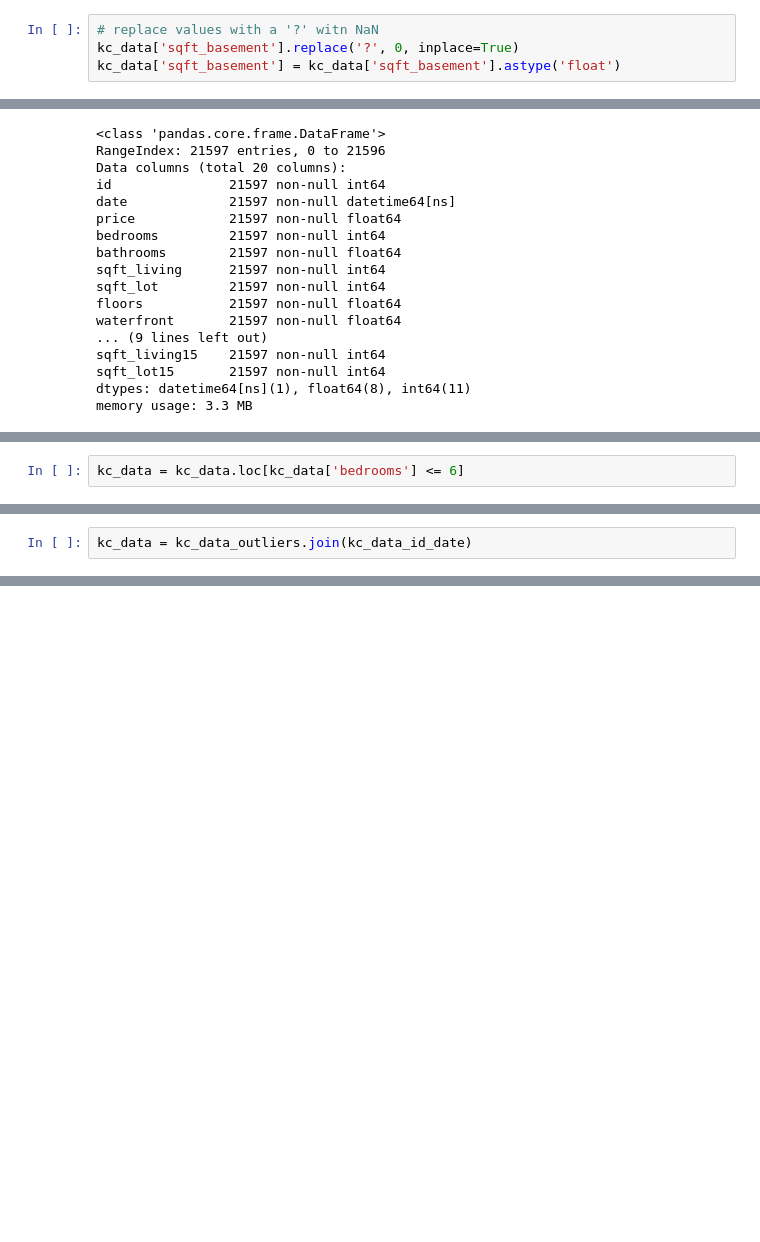
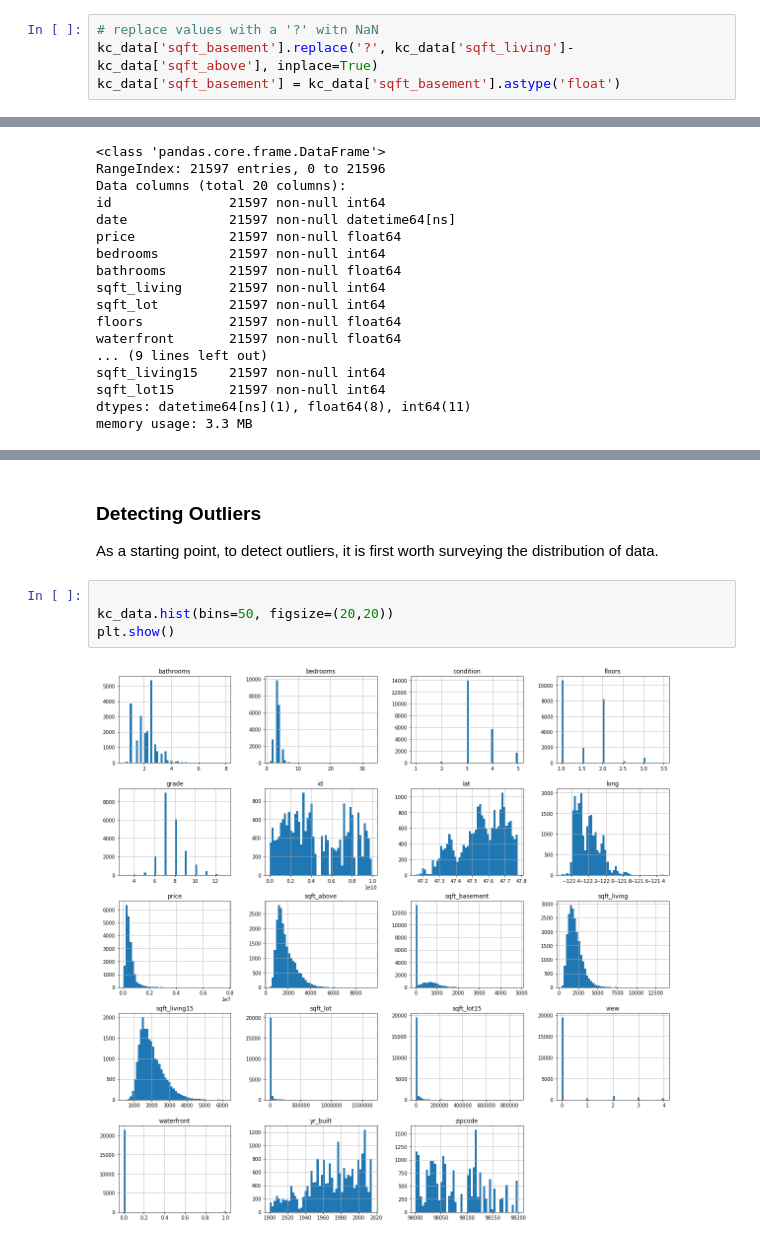
Before and after one commit to isobeldaley/dsc-v2-mod1-final-project-online-ds-ft-071519, a Jupyter notebook: student.ipynb, the cells around one changed output, grey strips where cells are left out. Saved outputs shown, nothing was run; the diff lists cells and outputs as text; blank space fills up the shorter version.

```diff
--- a/student.ipynb
+++ b/student.ipynb
@@ -329,7 +329,7 @@ Name: sqft_basement, dtype: int64
 The above shows that 454 values, out of 21597 are missing values.  Given that more than half of all properties have no basement, an appropriate strategy is to replace the missing values with zero.
 # %%
 # replace values with a '?' witn NaN
-kc_data['sqft_basement'].replace('?', 0, inplace=True)
+kc_data['sqft_basement'].replace('?', kc_data['sqft_living']-kc_data['sqft_above'], inplace=True)
 kc_data['sqft_basement'] = kc_data['sqft_basement'].astype('float')
 # %% [markdown]
 #### Confirming Datatypes
@@ -389,2 +357,0 @@ Name: bedrooms, dtype: int64
-# %%
-kc_data = kc_data.loc[kc_data['bedrooms'] <= 6]
@@ -413,2 +357,0 @@ kc_data_outliers = kc_data_outliers[(np.abs(stats.zscore(kc_data_outliers)) < 3)
-# %%
-kc_data = kc_data_outliers.join(kc_data_id_date)
@@ -426,0 +358,10 @@ kc_data.describe()
+# %% [markdown]
+### Detecting Outliers
+
+As a starting point, to detect outliers, it is first worth surveying the distribution of data.
+# %%
+
+kc_data.hist(bins=50, figsize=(20,20))
+plt.show()
+# %% [output]
+[figure, added]
```
Also changed, not shown: parts of 45 cells of this notebook.
